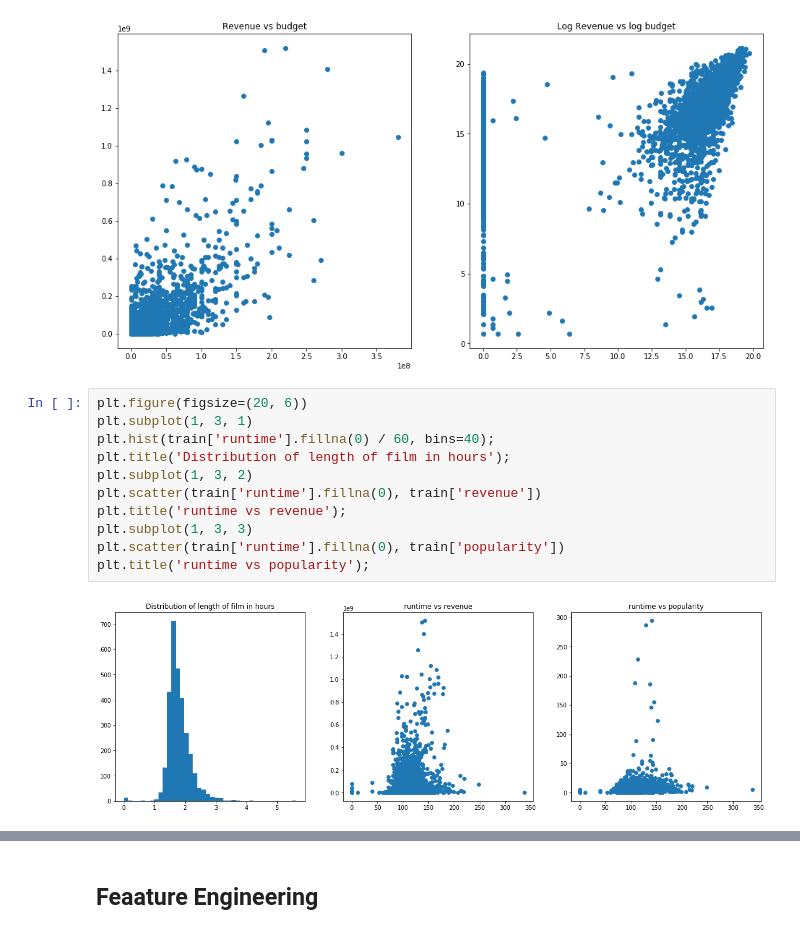
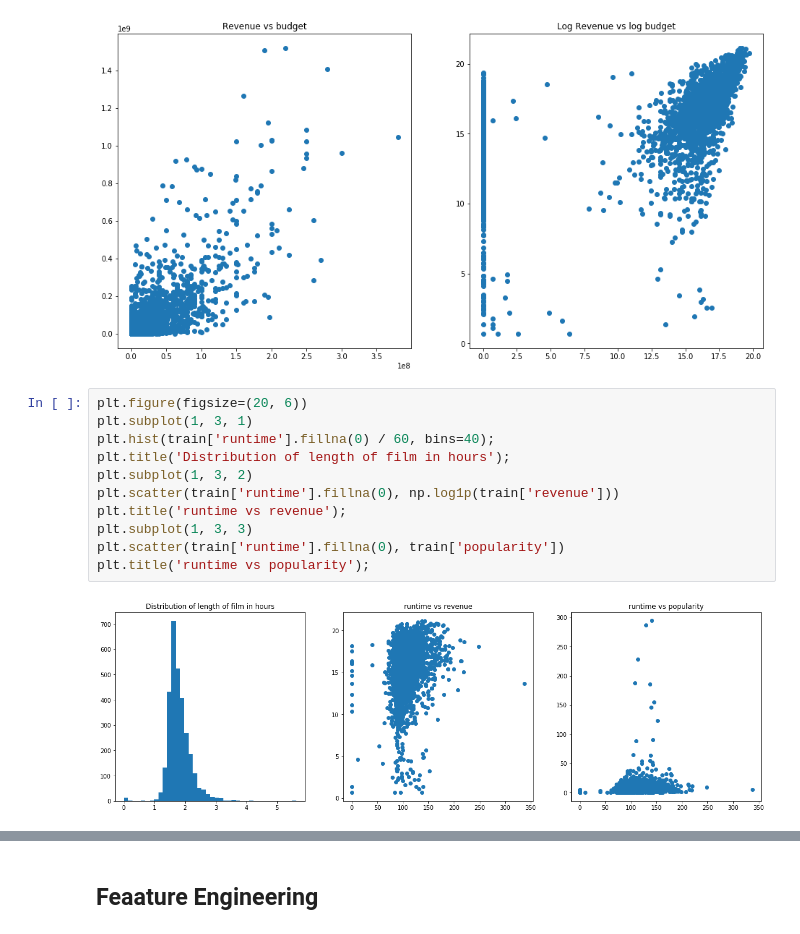
Before and after one commit to OracyC/TMDB-Box-Office-Prediction, a Jupyter notebook: TMDB_Box_Office_Prediction.ipynb, the cells around one changed output, grey strips where cells are left out. Saved outputs shown, nothing was run; the diff lists cells and outputs as text.

```diff
--- a/TMDB_Box_Office_Prediction.ipynb
+++ b/TMDB_Box_Office_Prediction.ipynb
@@ -114,16 +114,16 @@ plt.title('Log Revenue vs log budget');
 # %%
 plt.figure(figsize=(20, 6))
 plt.subplot(1, 3, 1)
 plt.hist(train['runtime'].fillna(0) / 60, bins=40);
 plt.title('Distribution of length of film in hours');
 plt.subplot(1, 3, 2)
-plt.scatter(train['runtime'].fillna(0), train['revenue'])
+plt.scatter(train['runtime'].fillna(0), np.log1p(train['revenue']))
 plt.title('runtime vs revenue');
 plt.subplot(1, 3, 3)
 plt.scatter(train['runtime'].fillna(0), train['popularity'])
 plt.title('runtime vs popularity');
 # %% [output]
-[figure, old version]
+[figure, new version]
 # %%
 fig, ax = plt.subplots(figsize=(10, 10))
 ax.tick_params(axis='both', labelsize=12)
```
Also changed, not shown: parts of 21 cells of this notebook.
